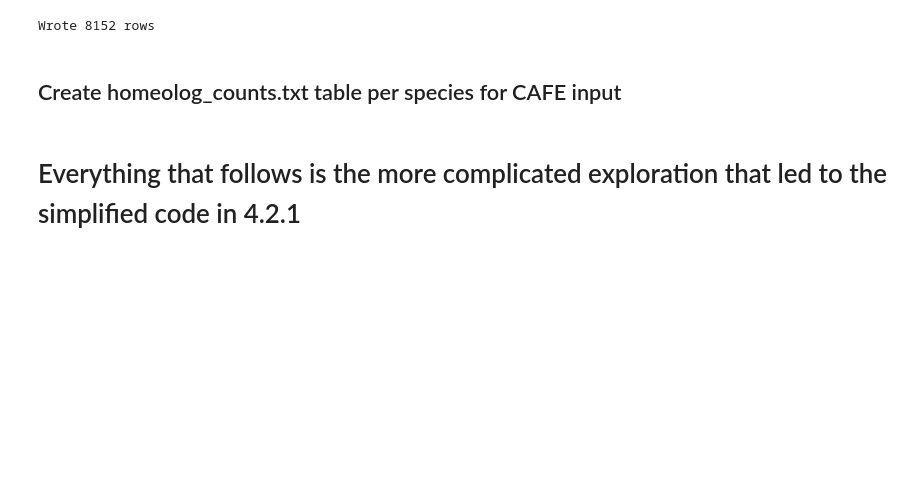
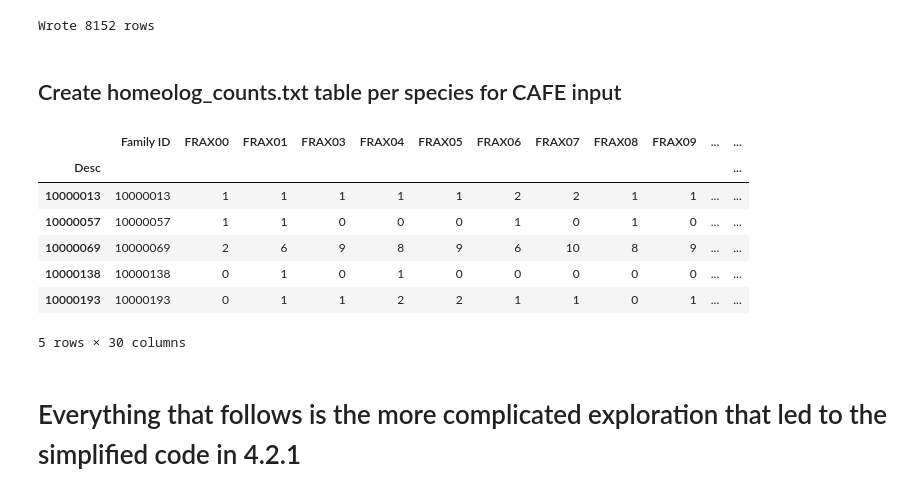
Before and after one commit to josiahseaman/DNA_Duplications, a Jupyter notebook: Homeologs_Analysis.ipynb, the cells around one changed output. Saved outputs shown, nothing was run; the diff lists cells and outputs as text; code cells hidden in the pictures; blank space fills up the shorter version.

Commit message:
New homeolog_counts.txt file generated by Homeologs_analysis.ipynb. 2020_Feb08_homeolog_counts.txt

```diff
--- a/Homeologs_Analysis.ipynb
+++ b/Homeologs_Analysis.ipynb
@@ -119,3 +147,16 @@ Wrote 8152 rows
+# %%
+df = format_table(Feb08_splits)
+df.to_csv(r'2020_Feb08_homeolog_counts.txt', sep='\t')
+df.head()
+# %% [output]
+|  | Family ID | FRAX00 | FRAX01 | FRAX03 | FRAX04 | FRAX05 | FRAX06 | FRAX07 | FRAX08 | FRAX09 | ... | ... |
+| Desc |  |  |  |  |  |  |  |  |  |  |  | ... |
+| 10000013 | 10000013 | 1 | 1 | 1 | 1 | 1 | 2 | 2 | 1 | 1 | ... | ... |
+| 10000057 | 10000057 | 1 | 1 | 0 | 0 | 0 | 1 | 0 | 1 | 0 | ... | ... |
+| 10000069 | 10000069 | 2 | 6 | 9 | 8 | 9 | 6 | 10 | 8 | 9 | ... | ... |
+| 10000138 | 10000138 | 0 | 1 | 0 | 1 | 0 | 0 | 0 | 0 | 0 | ... | ... |
+| 10000193 | 10000193 | 0 | 1 | 1 | 2 | 2 | 1 | 1 | 0 | 1 | ... | ... |
+5 rows × 30 columns
 # %% [markdown]
 # Everything that follows is the more complicated exploration that led to the simplified code in 4.2.1
 # %% [markdown]
```
Also changed, not shown: parts of 3 cells of this notebook, 2 other files.
